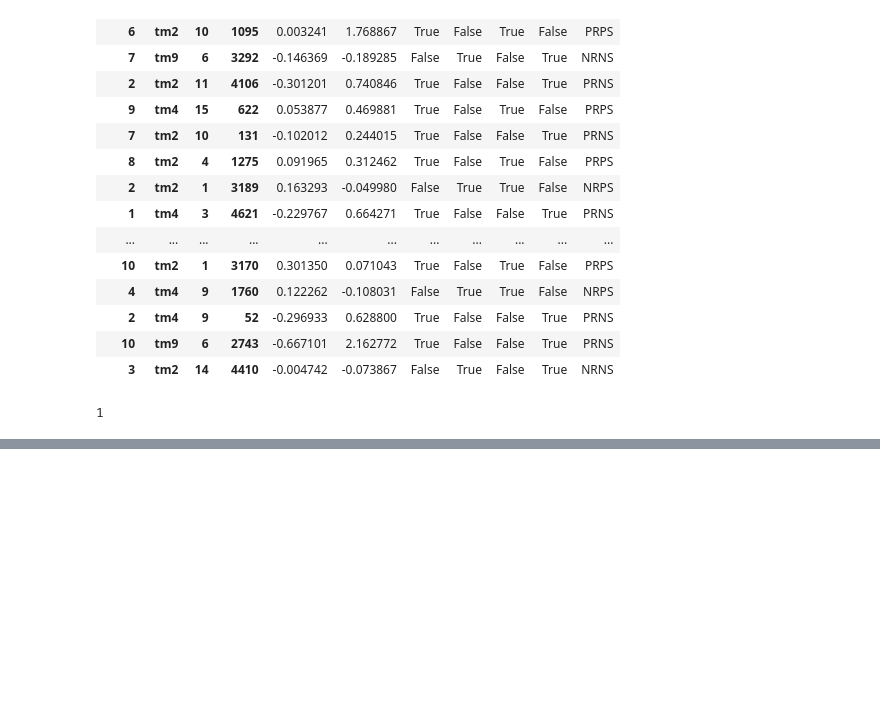
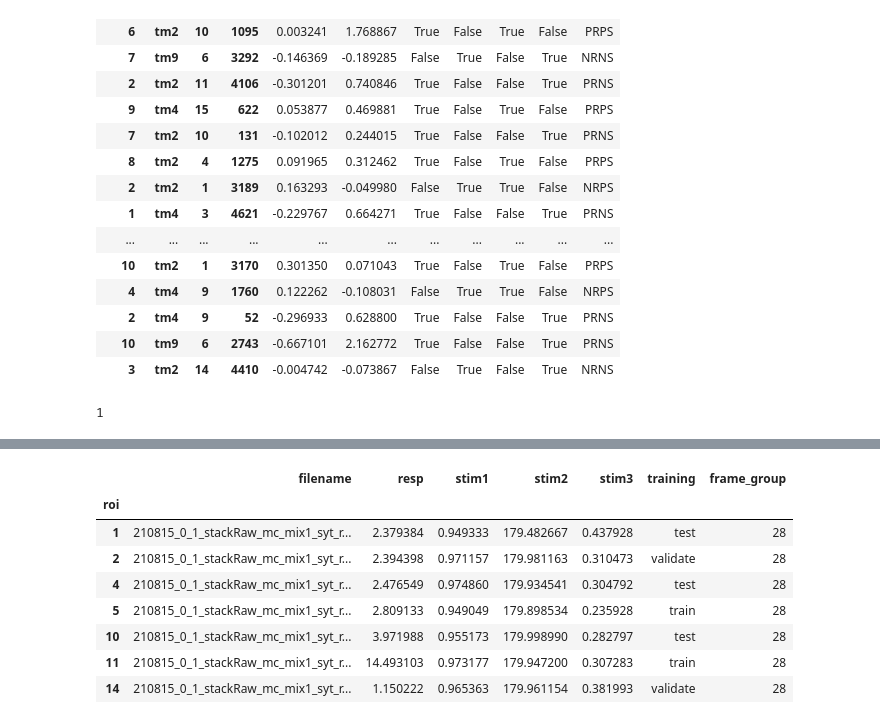
Before and after one commit to laurenneal/capstone-visual-neuroscience, a Jupyter notebook: Feature_Engineering_from_Raw_Data.ipynb, the cells around one changed output, grey strips where cells are left out. Cells and saved outputs as stored; diff of their text form; code cells hidden in the pictures; blank space fills up the shorter version.

```diff
--- a/Feature_Engineering_from_Raw_Data.ipynb
+++ b/Feature_Engineering_from_Raw_Data.ipynb
@@ -263,0 +303,14 @@ df_temp_t2
+# %%
+# raw_df.loc[pd.IndexSlice[:,'tm2']]
+raw_df.loc[1, 'tm2'].groupby('roi').max()
+# df.loc[pd.IndexSlice[:, :, i],'training'] = 'train'
+# %% [output]
+|  | filename | resp | stim1 | stim2 | stim3 | training | frame_group |
+| roi |  |  |  |  |  |  |  |
+| 1 | 210815_0_1_stackRaw_mc_mix1_syt_r... | 2.379384 | 0.949333 | 179.482667 | 0.437928 | test | 28 |
+| 2 | 210815_0_1_stackRaw_mc_mix1_syt_r... | 2.394398 | 0.971157 | 179.981163 | 0.310473 | validate | 28 |
+| 4 | 210815_0_1_stackRaw_mc_mix1_syt_r... | 2.476549 | 0.974860 | 179.934541 | 0.304792 | test | 28 |
+| 5 | 210815_0_1_stackRaw_mc_mix1_syt_r... | 2.809133 | 0.949049 | 179.898534 | 0.235928 | train | 28 |
+| 10 | 210815_0_1_stackRaw_mc_mix1_syt_r... | 3.971988 | 0.955173 | 179.998990 | 0.282797 | test | 28 |
+| 11 | 210815_0_1_stackRaw_mc_mix1_syt_r... | 14.493103 | 0.973177 | 179.947200 | 0.307283 | train | 28 |
+| 14 | 210815_0_1_stackRaw_mc_mix1_syt_r... | 1.150222 | 0.965363 | 179.961154 | 0.381993 | validate | 28 |
```
Also changed, not shown: parts of 9 cells of this notebook.
